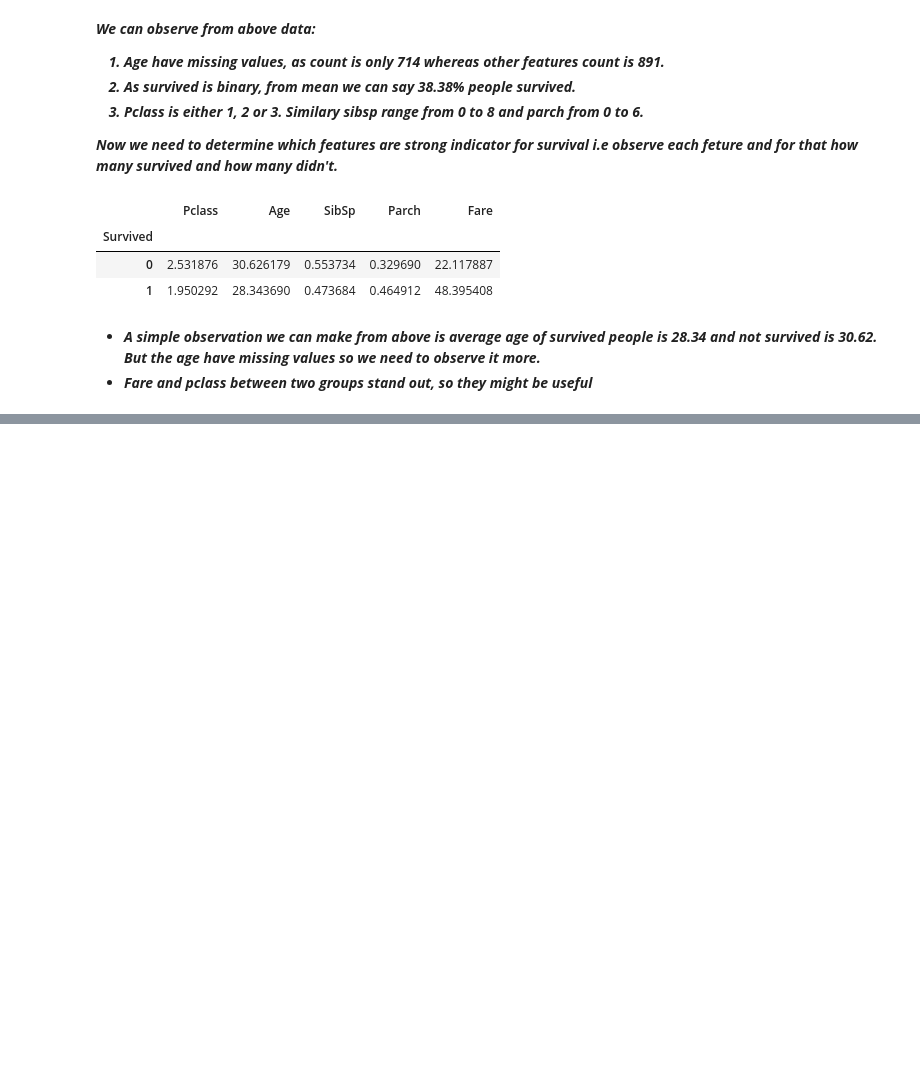
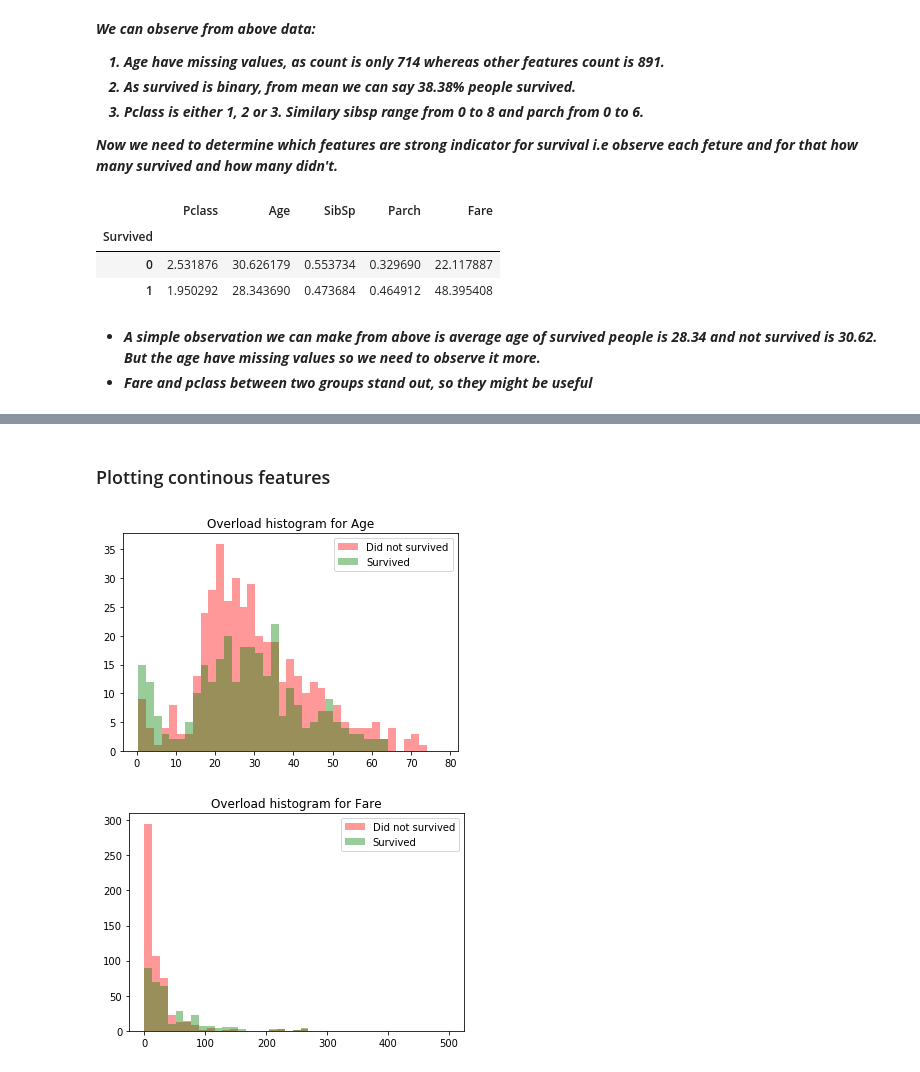
Before and after one commit to divyu135/EDA-Titanic, a Jupyter notebook: EDA_titanic_practice.ipynb, the cells around one changed output, grey strips where cells are left out. Cells and saved outputs as stored; diff of their text form; code cells hidden in the pictures; blank space fills up the shorter version.

Commit message:
Plotting continuous features

```diff
--- a/EDA_titanic_practice.ipynb
+++ b/EDA_titanic_practice.ipynb
@@ -82,0 +90,19 @@ titanic.groupby(titanic["Age"].isnull()).mean()
+# %% [markdown]
+<h3>Plotting continous features</h3>
+# %%
+# Generating histogram for Age and Fare
+
+for var in ['Age','Fare']:
+    died = list(titanic[titanic["Survived"] == 0][var].dropna())
+    survived = list(titanic[titanic["Survived"] == 1][var].dropna())
+    xmin = min(min(died), min(survived))
+    xmax = max(max(died), max(survived))
+    width = (xmax - xmin) / 40
+    sns.distplot(died, color='r', kde=False, bins=np.arange(xmin,xmax,width))
+    sns.distplot(survived, color='g', kde=False, bins=np.arange(xmin,xmax,width))
+    plt.legend(['Did not survived','Survived'])
+    plt.title("Overload histogram for {}".format(var))
+    plt.show()
+# %% [output]
+[figure, added]
+[figure, added]
```
Also changed, not shown: parts of 6 cells of this notebook.
